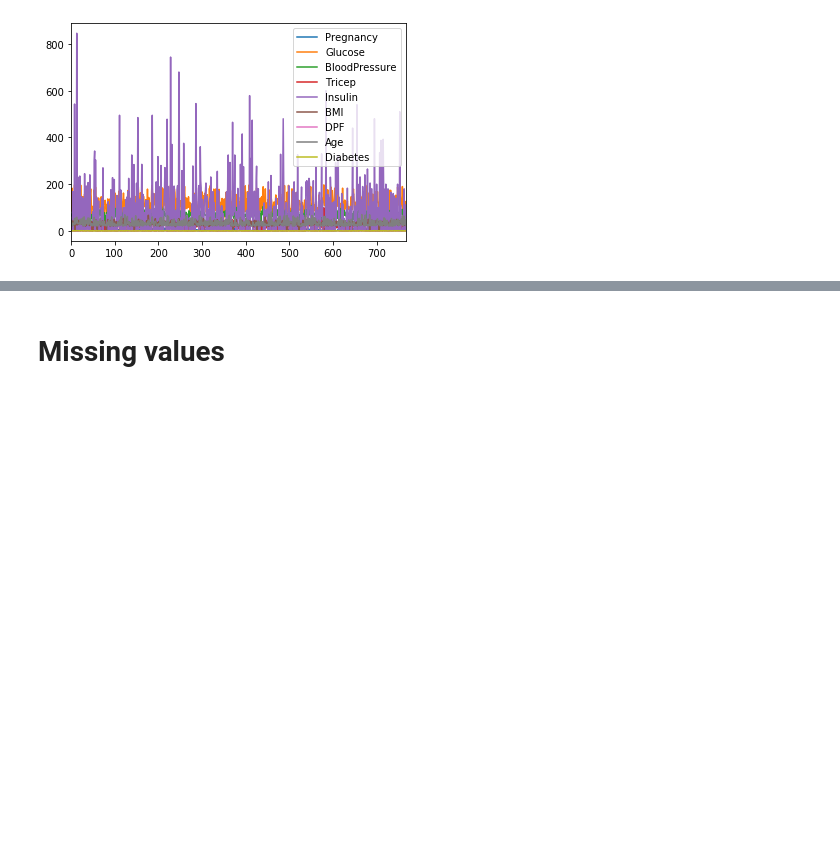
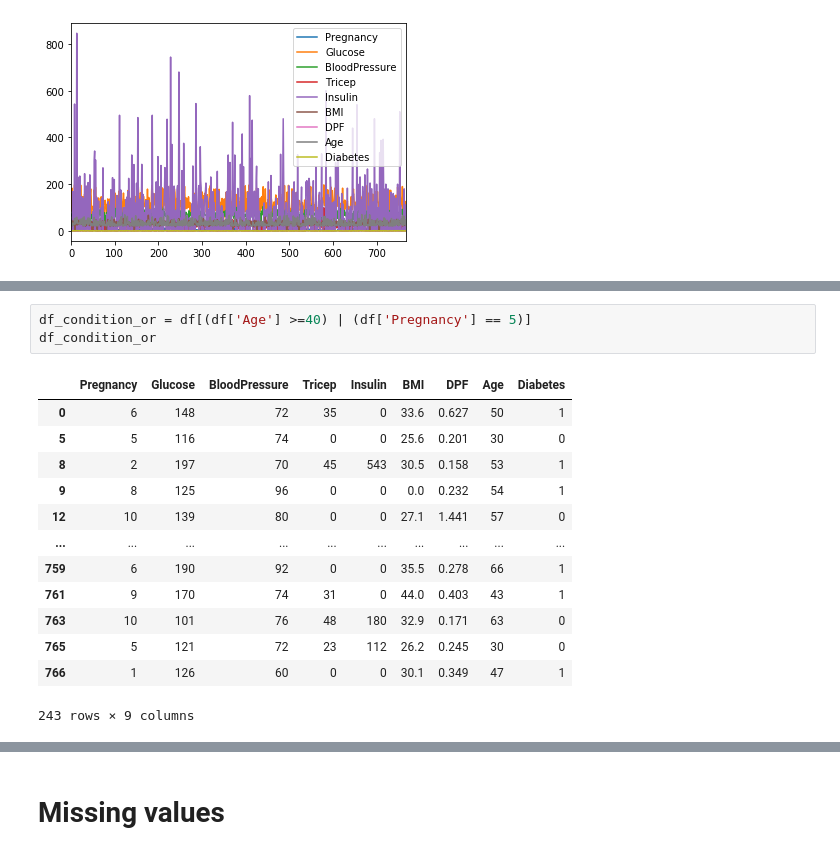
Before and after one commit to khanhlee/programming, a Jupyter notebook: data_analysis.ipynb, the cells around one changed output, grey strips where cells are left out. Drawn from its saved outputs; the diff is of its cells as text; blank space fills up the shorter version.

```diff
--- a/data_analysis.ipynb
+++ b/data_analysis.ipynb
@@ -145,0 +281,17 @@ plt.show()
+# %%
+df_condition_or = df[(df['Age'] >=40) | (df['Pregnancy'] == 5)]
+df_condition_or
+# %% [output]
+|  | Pregnancy | Glucose | BloodPressure | Tricep | Insulin | BMI | DPF | Age | Diabetes |
+| 0 | 6 | 148 | 72 | 35 | 0 | 33.6 | 0.627 | 50 | 1 |
+| 5 | 5 | 116 | 74 | 0 | 0 | 25.6 | 0.201 | 30 | 0 |
+| 8 | 2 | 197 | 70 | 45 | 543 | 30.5 | 0.158 | 53 | 1 |
+| 9 | 8 | 125 | 96 | 0 | 0 | 0.0 | 0.232 | 54 | 1 |
+| 12 | 10 | 139 | 80 | 0 | 0 | 27.1 | 1.441 | 57 | 0 |
+| ... | ... | ... | ... | ... | ... | ... | ... | ... | ... |
+| 759 | 6 | 190 | 92 | 0 | 0 | 35.5 | 0.278 | 66 | 1 |
+| 761 | 9 | 170 | 74 | 31 | 0 | 44.0 | 0.403 | 43 | 1 |
+| 763 | 10 | 101 | 76 | 48 | 180 | 32.9 | 0.171 | 63 | 0 |
+| 765 | 5 | 121 | 72 | 23 | 112 | 26.2 | 0.245 | 30 | 0 |
+| 766 | 1 | 126 | 60 | 0 | 0 | 30.1 | 0.349 | 47 | 1 |
+243 rows × 9 columns
```
Also changed, not shown: parts of 25 cells of this notebook, 1 other file.
